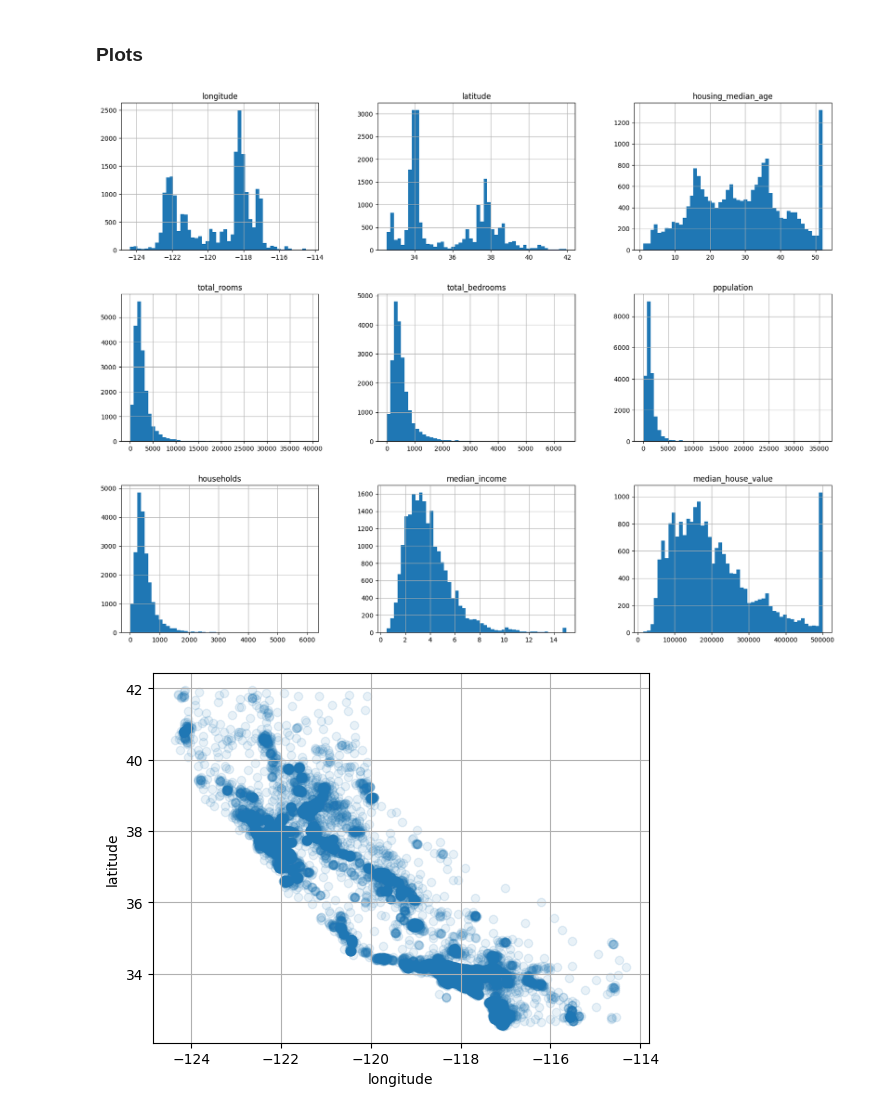
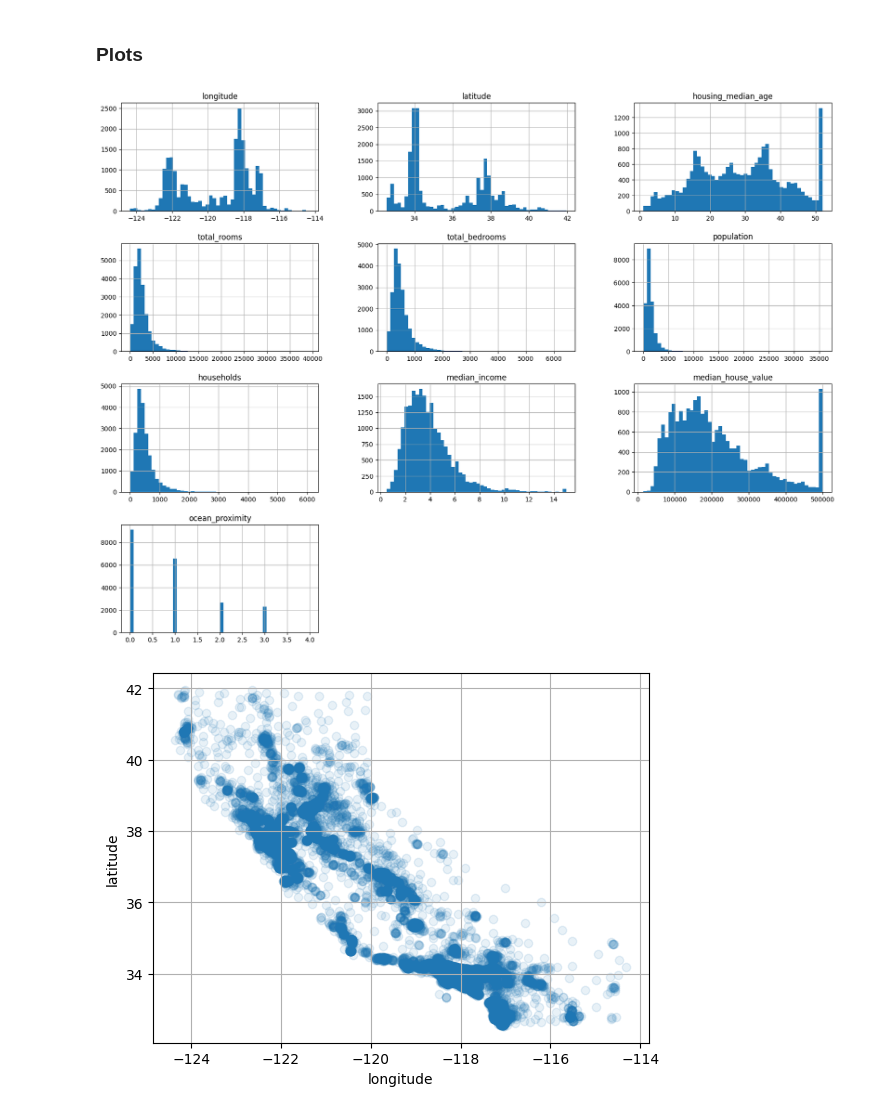
Before and after one commit to topollonaketsana/Hands-On-Machine-Learning-Projects, a Jupyter notebook: ML-Project-1/Housing_src.ipynb, the cells around one changed output. Saved outputs shown, nothing was run; the diff lists cells and outputs as text; code cells hidden in the pictures.

```diff
--- a/ML-Project-1/Housing_src.ipynb
+++ b/ML-Project-1/Housing_src.ipynb
@@ -99,6 +89,15 @@ NEAR OCEAN    2658
 NEAR BAY      2290
 ISLAND           5
 Name: count, dtype: int64
+# %%
+housing = df.copy()
 # %% [markdown]
 #### convert this catagorical attribute into simple numeric:
 #### `<1H OCEAN == 0`, `INLAND == 1`, `NEAR OCEAN == 2`, `NEAR BAY == 3`, `ISLAND == 4`
+# %%
+housing['ocean_proximity'] = housing['ocean_proximity'].apply(lambda x:
+                                                    0 if x == '<1H OCEAN' else
+                                                    1 if x == 'INLAND' else
+                                                    2 if x == 'NEAR OCEAN' else
+                                                    3 if x == 'NEAR BAY'
+                                                    else 4)
@@ -198 +169,4 @@ Index([], dtype='object')
+# %%
+## fill all missing values with the mean
+housing['total_bedrooms'] = housing['total_bedrooms'].fillna(housing['total_bedrooms'].mean())
 # %%
@@ -221,11 +206,11 @@ Name: median_house_value, dtype: float64
 ### Plots
 # %%
 ## plot all atributes
-df.hist(bins= 50, figsize= (20, 15))
+housing.hist(bins= 50, figsize= (20, 15))
 
 
 plt.show ()
 # %% [output]
-[figure, old version]
+[figure, new version]
 # %%
 ## lets look at geographical information
```
Also changed, not shown: parts of 32 cells of this notebook.
